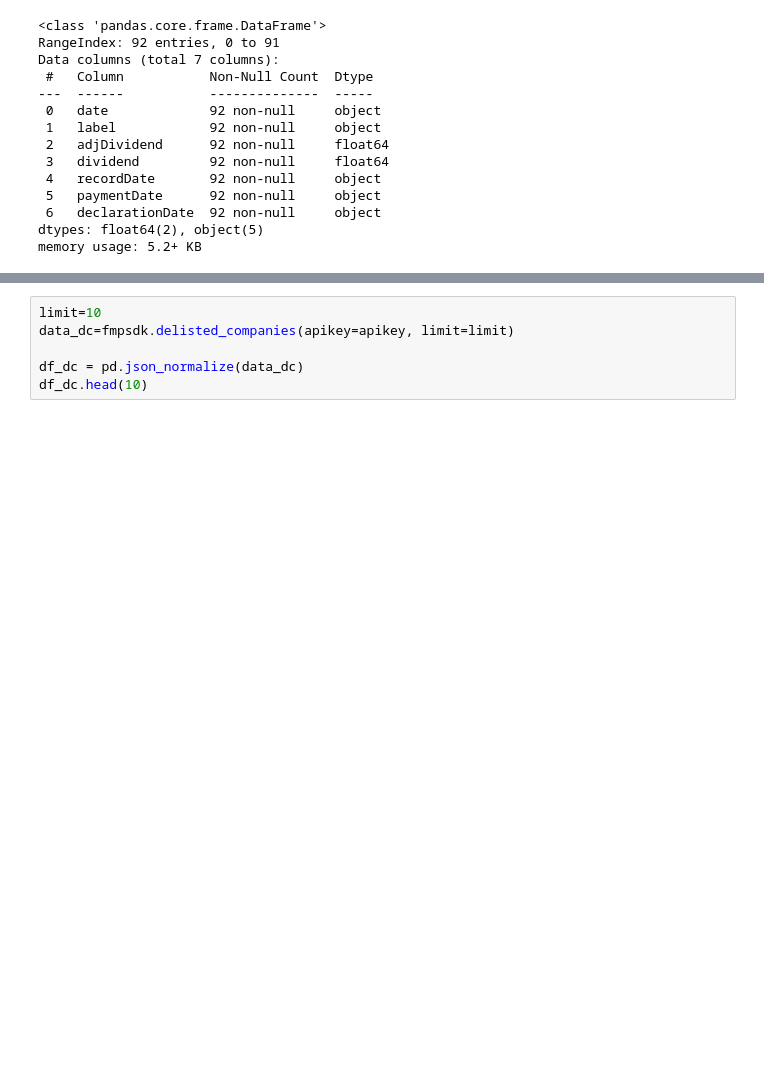
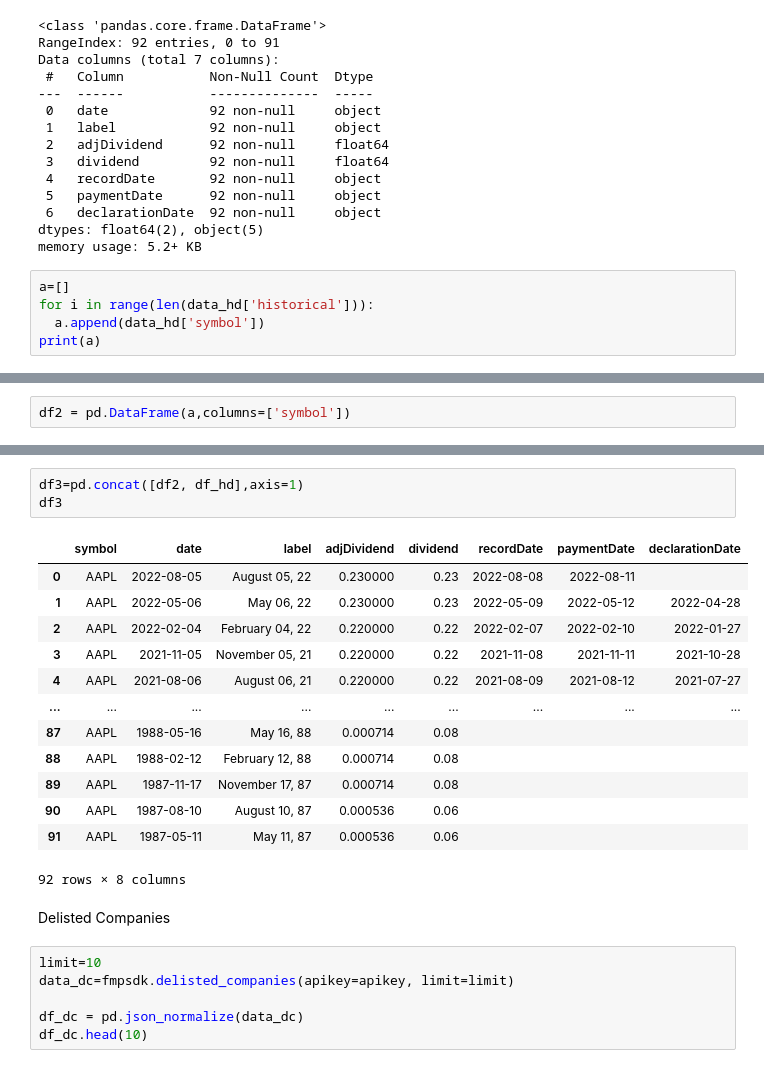
Before and after one commit to kenpurin/FMP_API, a Jupyter notebook: code_de_for_FMP.ipynb, the cells around one changed output, grey strips where cells are left out. Cells and saved outputs as stored; diff of their text form; blank space fills up the shorter version.

```diff
--- a/code_de_for_FMP.ipynb
+++ b/code_de_for_FMP.ipynb
@@ -165,3 +186,8 @@ Data columns (total 7 columns):
  6   declarationDate  92 non-null     object
 dtypes: float64(2), object(5)
 memory usage: 5.2+ KB
+# %%
+a=[]
+for i in range(len(data_hd['historical'])):
+  a.append(data_hd['symbol'])
+print(a)
@@ -167,0 +196,2 @@ memory usage: 5.2+ KB
+# %%
+df2 = pd.DataFrame(a,columns=['symbol'])
@@ -168,3 +212,22 @@ memory usage: 5.2+ KB
+# %%
+df3=pd.concat([df2, df_hd],axis=1)
+df3
+# %% [output]
+|  | symbol | date | label | adjDividend | dividend | recordDate | paymentDate | declarationDate |
+| 0 | AAPL | 2022-08-05 | August 05, 22 | 0.230000 | 0.23 | 2022-08-08 | 2022-08-11 |  |
+| 1 | AAPL | 2022-05-06 | May 06, 22 | 0.230000 | 0.23 | 2022-05-09 | 2022-05-12 | 2022-04-28 |
+| 2 | AAPL | 2022-02-04 | February 04, 22 | 0.220000 | 0.22 | 2022-02-07 | 2022-02-10 | 2022-01-27 |
+| 3 | AAPL | 2021-11-05 | November 05, 21 | 0.220000 | 0.22 | 2021-11-08 | 2021-11-11 | 2021-10-28 |
+| 4 | AAPL | 2021-08-06 | August 06, 21 | 0.220000 | 0.22 | 2021-08-09 | 2021-08-12 | 2021-07-27 |
+| ... | ... | ... | ... | ... | ... | ... | ... | ... |
+| 87 | AAPL | 1988-05-16 | May 16, 88 | 0.000714 | 0.08 |  |  |  |
+| 88 | AAPL | 1988-02-12 | February 12, 88 | 0.000714 | 0.08 |  |  |  |
+| 89 | AAPL | 1987-11-17 | November 17, 87 | 0.000714 | 0.08 |  |  |  |
+| 90 | AAPL | 1987-08-10 | August 10, 87 | 0.000536 | 0.06 |  |  |  |
+| 91 | AAPL | 1987-05-11 | May 11, 87 | 0.000536 | 0.06 |  |  |  |
+92 rows × 8 columns
+# %% [markdown]
+Delisted Companies
 # %%
 limit=10
 data_dc=fmpsdk.delisted_companies(apikey=apikey, limit=limit)
```
Also changed, not shown: parts of 6 cells of this notebook.
